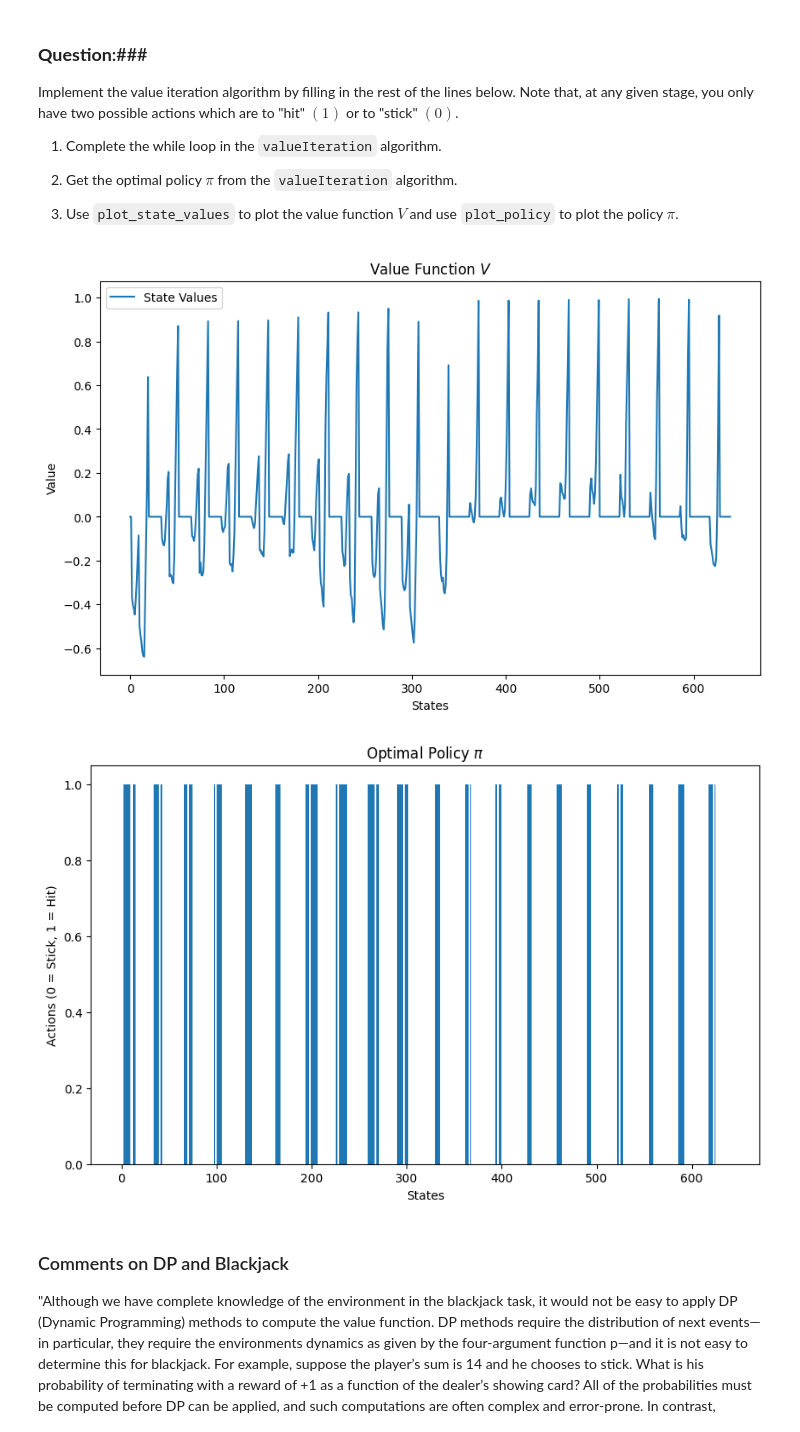
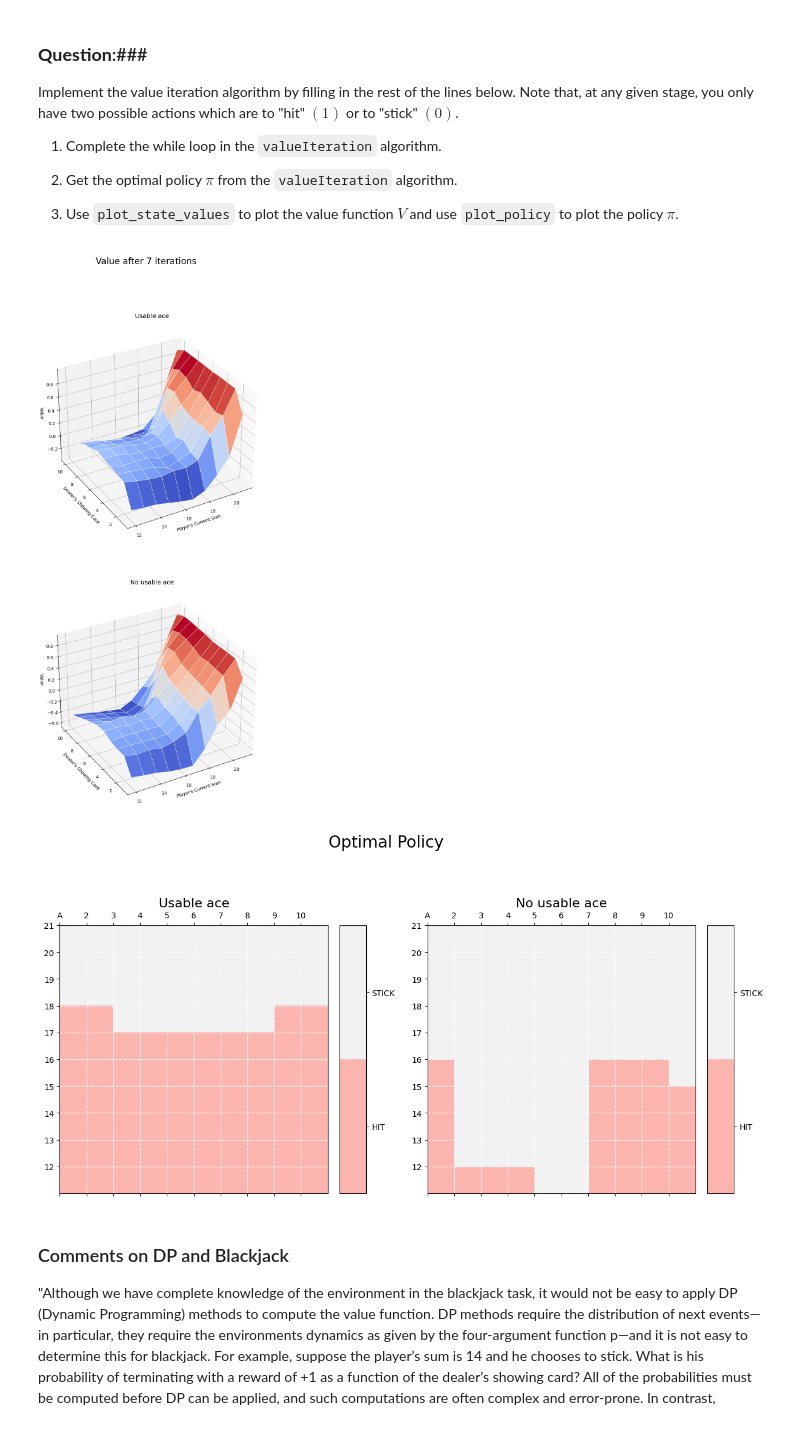
Before and after one commit to binruiyang/utils, a Jupyter notebook: problem_4_gr5242_VI_MCES_Blackjack.ipynb, the cells around one changed output. Cells and saved outputs as stored; diff of their text form; code cells hidden in the pictures.

```diff
--- a/problem_4_gr5242_VI_MCES_Blackjack.ipynb
+++ b/problem_4_gr5242_VI_MCES_Blackjack.ipynb
@@ -304,71 +304,51 @@ def to_numpy(d: Dict[StateActionType, np.ndarray]) -> np.ndarray:
 
   return d_numpy
 
 
 def valueIteration(P: Dict[StateActionType, np.ndarray], # Transition Probabilities
                    R: Dict[StateActionType, np.ndarray], # Rewards
                    theta: float = 1e-3, # Tolerance Parameter
                    gamma: float = 0.5, # Reward Discount Parameter
                    ):
 
   V = np.zeros(n_states)
   P_numpy, R_numpy = to_numpy(P), to_numpy(R)
   optimal_pi : Dict[StateType, ActionType] = dict()
   converged = False
 
   while not converged:
-    delta = 0  # Track the maximum value change
-    for state in range(n_states):
-        # Calculate the value for each action
-        action_values = []
-        for action in range(n_actions):
-            value = np.sum(P_numpy[state, action, :] * (R_numpy[state, action, :] + gamma * V))
-            action_values.append(value)
-        # Update the value function with the maximum action value
-        max_value = max(action_values)
-        delta = max(delta, abs(max_value - V[state]))
-        V[state] = max_value
-        # Update the policy for the current state
-        optimal_pi[state] = np.argmax(action_values)
+    ### YOUR CODE HERE ###
+    delta = 0
+    for s in range(n_states):
+        v = V[s]
+        actions = np.zeros(n_actions)
+        for a in range(n_actions):
+            actions[a] = np.sum(P_numpy[s, a, :] * (R_numpy[s, a, :] + gamma * V))
+        # Update the value of state s
+        V[s] = np.max(actions)
+        # Update the optimal action for state s
+        optimal_pi[get_state_from_index(s)] = np.argmax(actions)
+        # Track the maximum change
+        delta = max(delta, abs(v - V[s]))
     # Check for convergence
     if delta < theta:
         converged = True
-
-
     yield V, optimal_pi, converged
 
 iterator = enumerate(valueIteration(bj.P, bj.R, theta =1e-5, gamma = gamma))
 for i, (V, optimal_pi, converged) in iterator:
   continue
 
 # Optimal strategy pi
 pi.pi = optimal_pi # Set the strategy's dict to the obtained optimal pi from value iteration
 
 # Plots for V values and pi
-def plot_state_values(V):
-    plt.figure(figsize=(10, 6))
-    plt.plot(V, label="State Values")
-    plt.title("Value Function $V$")
-    plt.xlabel("States")
-    plt.ylabel("Value")
-    plt.legend()
-    plt.show()
-
-def plot_policy(policy):
-    plt.figure(figsize=(10, 6))
-    states = list(policy.keys())
-    actions = list(policy.values())
-    plt.bar(states, actions)
-    plt.title("Optimal Policy $\pi$")
-    plt.xlabel("States")
-    plt.ylabel("Actions (0 = Stick, 1 = Hit)")
-    plt.show()
-
-plot_state_values(V)
-plot_policy(optimal_pi)
+### YOUR CODE HERE ###
+plot_state_values(V, iterations = i)
+plot_policy(pi, headline = "Optimal Policy")
 # %% [output]
-[figure, old version]
+[figure, new version]
-[figure, old version]
+[figure, new version]
 # %% [markdown]
 ### Comments on DP and Blackjack
 "Although we have complete knowledge of the environment in the blackjack task, it would not be easy to apply DP (Dynamic Programming) methods to compute the value function. DP methods require the distribution of next events—in particular, they require the environments dynamics as given by the four-argument function p—and it is not easy to determine this for blackjack. For example, suppose the player’s sum is 14 and he chooses to stick.
```
Also changed, not shown: parts of 4 cells of this notebook.
